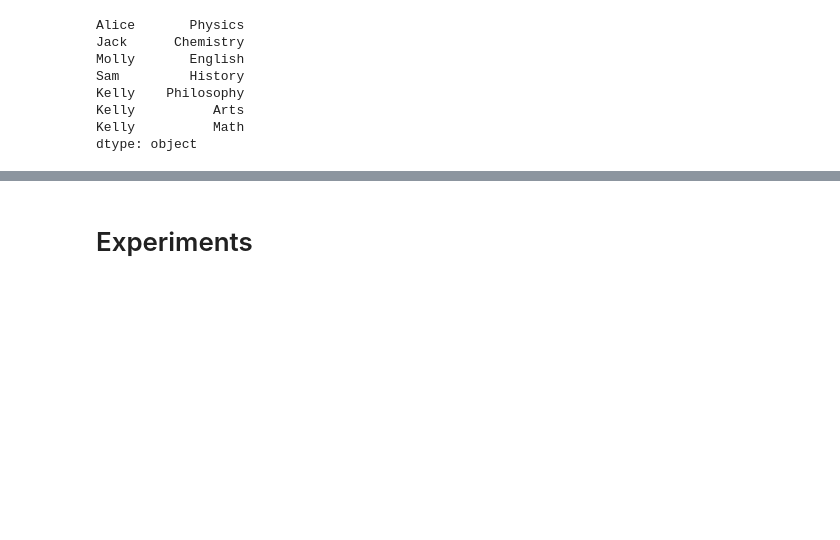
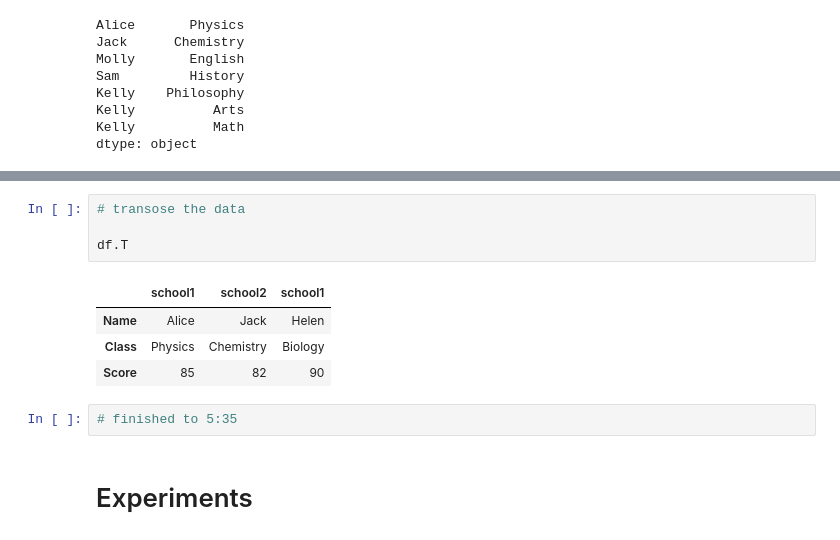
Before and after one commit to pbeens/ICS-Computer-Studies, a Jupyter notebook: Coursera_Introduction_to_Data_Science_with_Python.ipynb, the cells around one changed output, grey strips where cells are left out. Drawn from its saved outputs; the diff is of its cells as text; blank space fills up the shorter version.

```diff
--- a/Coursera_Introduction_to_Data_Science_with_Python.ipynb
+++ b/Coursera_Introduction_to_Data_Science_with_Python.ipynb
@@ -1091,3 +1167,14 @@ Video: https://www.coursera.org/learn/python-data-analysis/lecture/J8MzB/datafra
+# %%
+# transose the data
+
+df.T
+# %% [output]
+|  | school1 | school2 | school1 |
+| Name | Alice | Jack | Helen |
+| Class | Physics | Chemistry | Biology |
+| Score | 85 | 82 | 90 |
+# %%
+# finished to 5:35
 # %% [markdown]
 # Experiments
 # %%
```
Also changed, not shown: parts of 24 cells of this notebook.
